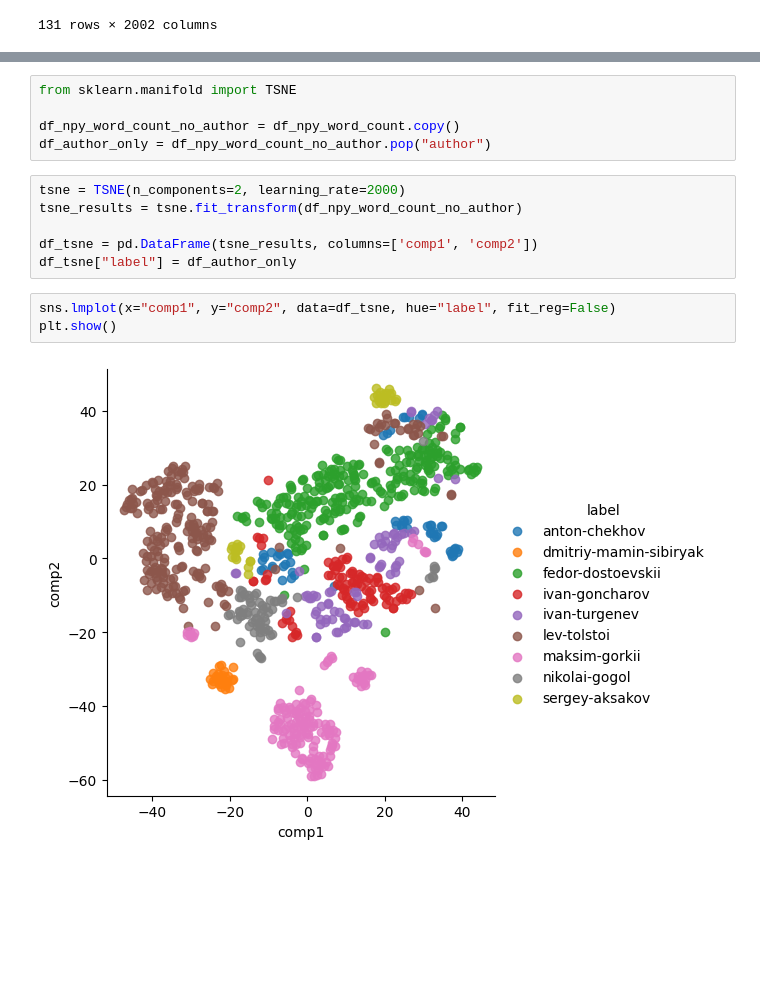
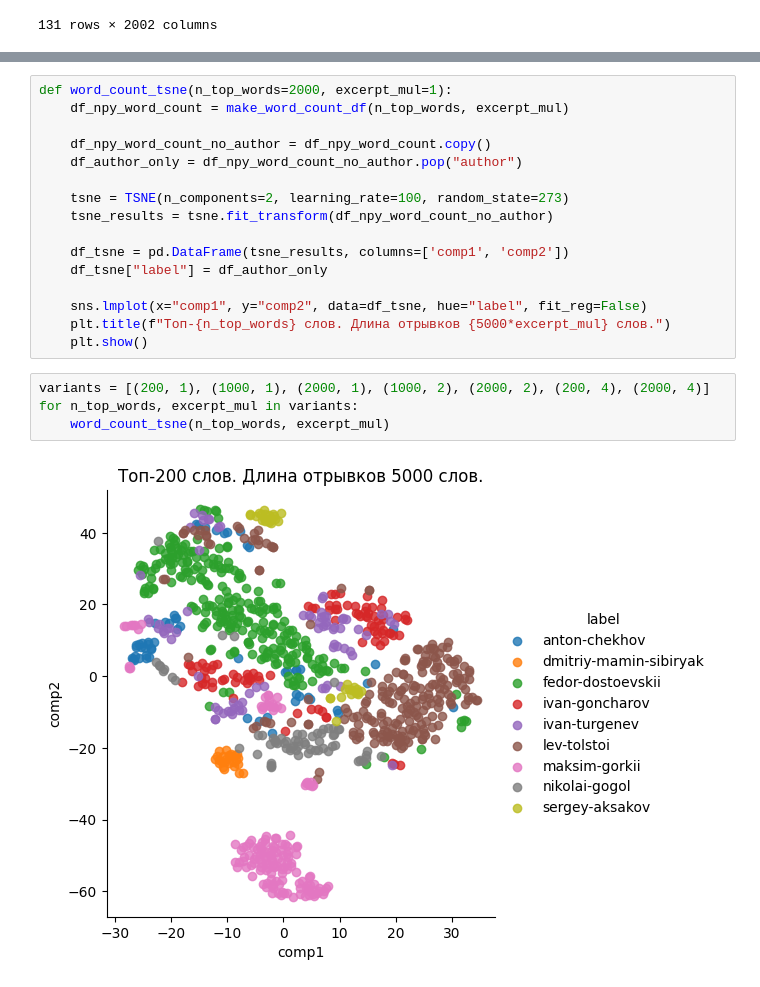
Before and after one commit to ksGrom/author_id, a Jupyter notebook: Kirill/Анализ_текстов_Слова.ipynb, the cells around one changed output, grey strips where cells are left out. Cells and saved outputs as stored; diff of their text form; blank space fills up the shorter version.

```diff
--- a/Kirill/Анализ_текстов_Слова.ipynb
+++ b/Kirill/Анализ_текстов_Слова.ipynb
@@ -170,16 +159,22 @@ df_npy_word_count
-# %%
-from sklearn.manifold import TSNE
-
-df_npy_word_count_no_author = df_npy_word_count.copy()
-df_author_only = df_npy_word_count_no_author.pop("author")
-# %%
-tsne = TSNE(n_components=2, learning_rate=2000)
-tsne_results = tsne.fit_transform(df_npy_word_count_no_author)
-
-df_tsne = pd.DataFrame(tsne_results, columns=['comp1', 'comp2'])
-df_tsne["label"] = df_author_only
-# %%
-sns.lmplot(x="comp1", y="comp2", data=df_tsne, hue="label", fit_reg=False)
-plt.show()
-# %% [output]
-[figure, removed]
+# %%
+def word_count_tsne(n_top_words=2000, excerpt_mul=1):
+    df_npy_word_count = make_word_count_df(n_top_words, excerpt_mul)
+
+    df_npy_word_count_no_author = df_npy_word_count.copy()
+    df_author_only = df_npy_word_count_no_author.pop("author")
+
+    tsne = TSNE(n_components=2, learning_rate=100, random_state=273)
+    tsne_results = tsne.fit_transform(df_npy_word_count_no_author)
+
+    df_tsne = pd.DataFrame(tsne_results, columns=['comp1', 'comp2'])
+    df_tsne["label"] = df_author_only
+
+    sns.lmplot(x="comp1", y="comp2", data=df_tsne, hue="label", fit_reg=False)
+    plt.title(f"Топ-{n_top_words} слов. Длина отрывков {5000*excerpt_mul} слов.")
+    plt.show()
+# %%
+variants = [(200, 1), (1000, 1), (2000, 1), (1000, 2), (2000, 2), (200, 4), (2000, 4)]
+for n_top_words, excerpt_mul in variants:
+    word_count_tsne(n_top_words, excerpt_mul)
+# %% [output]
+[figure, added]
```
Also changed, not shown: parts of 6 cells of this notebook.
